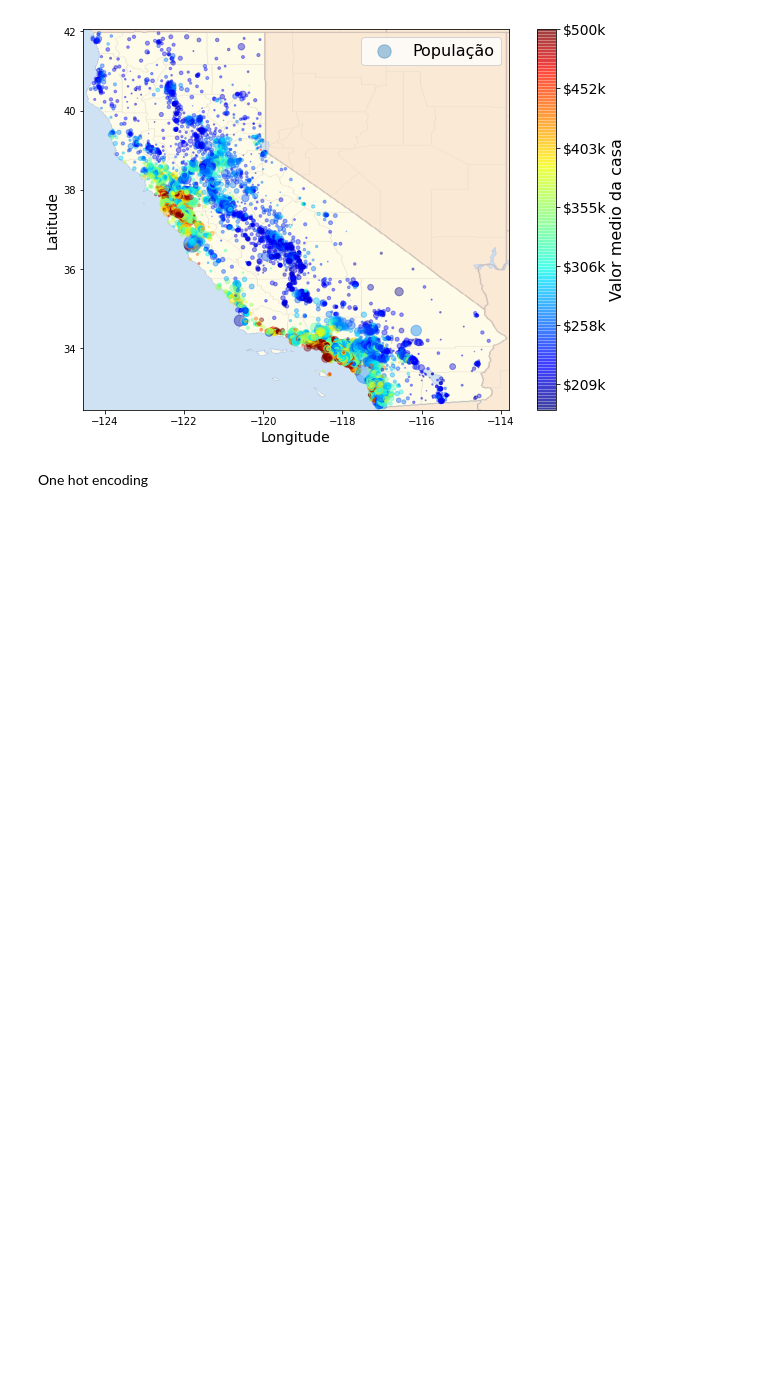
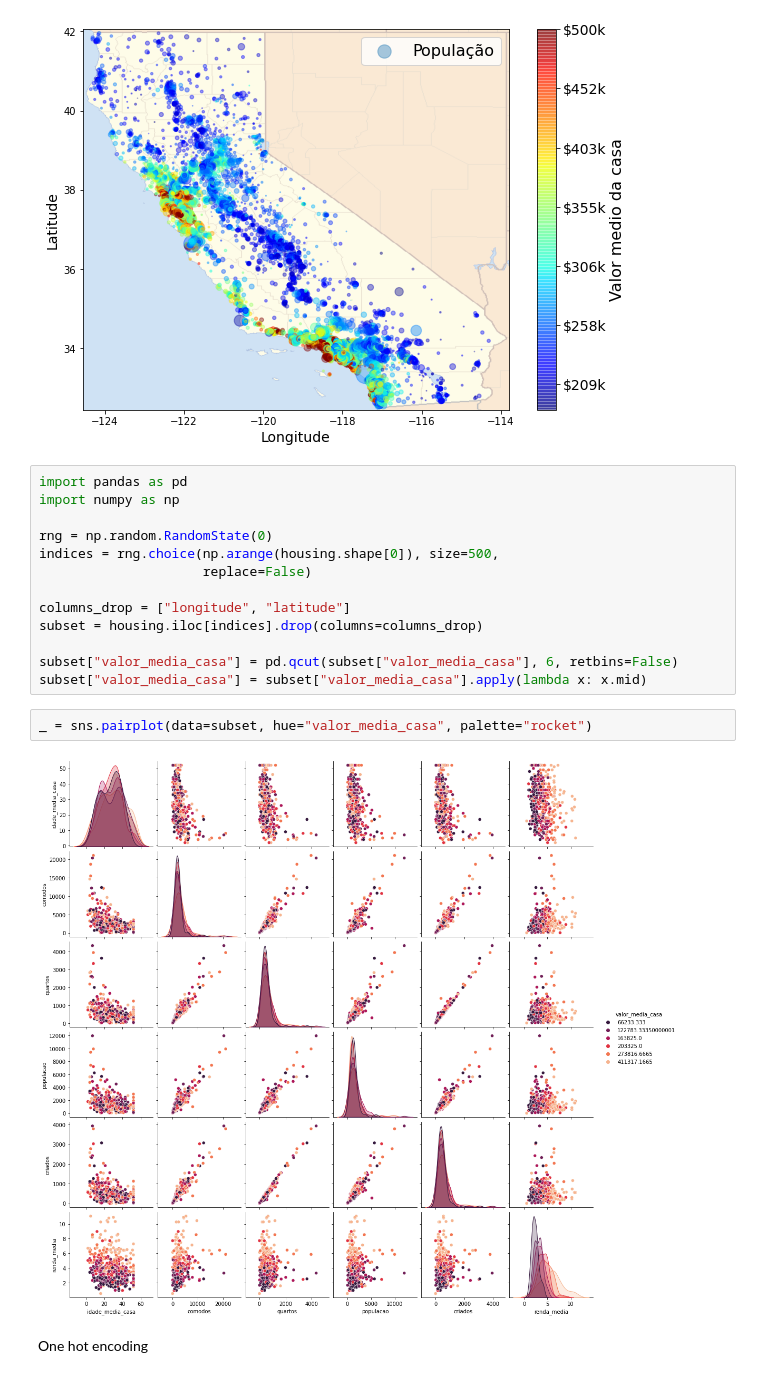
Before and after one commit to JKolodziey/Datascience, a Jupyter notebook: Untitled1.ipynb, the cells around one changed output. Cells and saved outputs as stored; diff of their text form; blank space fills up the shorter version.

```diff
--- a/Untitled1.ipynb
+++ b/Untitled1.ipynb
@@ -138,6 +96,23 @@ plt.legend(fontsize=16)
 plt.show()
 # %% [output]
 [figure]
+# %%
+import pandas as pd
+import numpy as np
+
+rng = np.random.RandomState(0)
+indices = rng.choice(np.arange(housing.shape[0]), size=500,
+                     replace=False)
+
+columns_drop = ["longitude", "latitude"]
+subset = housing.iloc[indices].drop(columns=columns_drop)
+
+subset["valor_media_casa"] = pd.qcut(subset["valor_media_casa"], 6, retbins=False)
+subset["valor_media_casa"] = subset["valor_media_casa"].apply(lambda x: x.mid)
+# %%
+_ = sns.pairplot(data=subset, hue="valor_media_casa", palette="rocket")
+# %% [output]
+[figure, added]
 # %% [markdown]
 One hot encoding
 # %%
```
Also changed, not shown: parts of 14 cells of this notebook.
